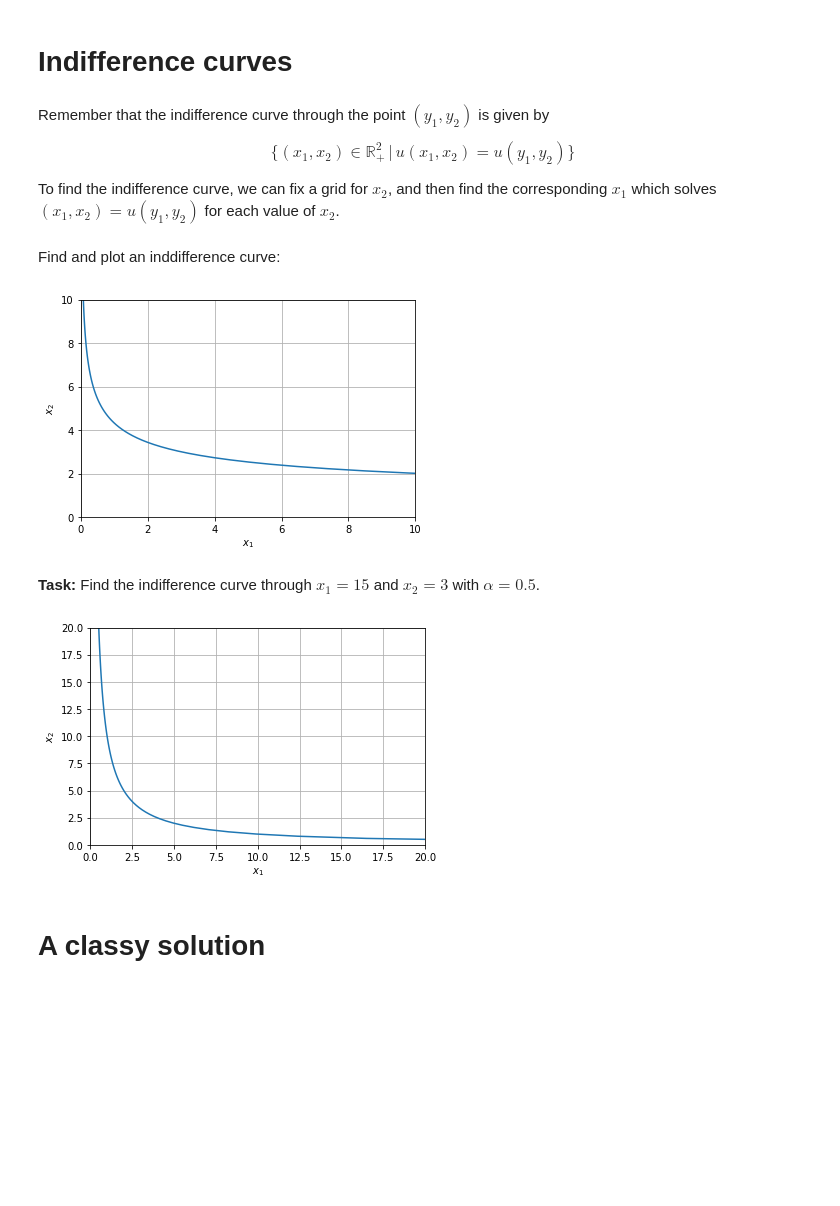
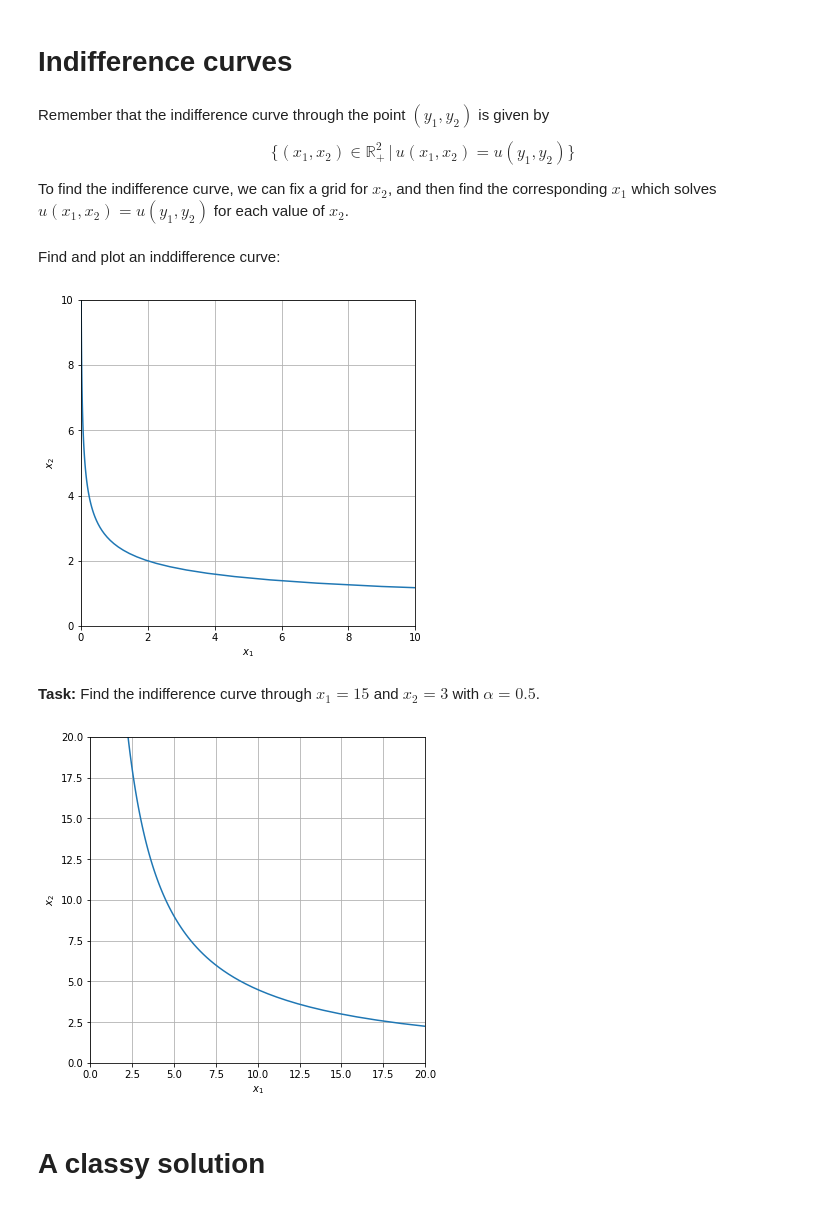
Before and after one commit to NumEconCopenhagen/lectures-2019, a Jupyter notebook: 03/Optimize_Print_and_Plot.ipynb, the cells around one changed output. Cells and saved outputs as stored; diff of their text form; code cells hidden in the pictures; blank space fills up the shorter version.

```diff
--- a/03/Optimize_Print_and_Plot.ipynb
+++ b/03/Optimize_Print_and_Plot.ipynb
@@ -775,12 +791,12 @@ def value_of_choice(x,alpha,I,p1,p2):
 
     # ii. penalty
     penalty = 0
-    U = p1*x1+p2*x2 # total expenses
-    if U > I: # expenses > income not allowed
-        fac = I/U
-        x1 *= fac # force U = I
-        x2 *= fac # force U = I
-        penalty += 1000*(U-I) # calculate penalty
+    E = p1*x1+p2*x2 # total expenses
+    if E > I: # expenses > income -> not allowed
+        fac = I/E
+        penalty += 1000*(E-I) # calculate penalty
+        x1 *= fac # force E = I
+        x2 *= fac # force E = I
 
     return -u_func(x1,x2,alpha)
 
@@ -810,27 +826,30 @@ I-p1*x1-p2*x2 = -0.34292214
 # a. objective function (to minimize)
 def value_of_choice(x,alpha,I,p1,p2):
 
+    # i. unpack
     x1 = x[0]
     x2 = x[1]
 
+    # ii. penalty
     penalty = 0
-    U = p1*x1+p2*x2
-    if U > I:
-        fac = I/U
-        x1 *= fac
-        x2 *= fac
-        penalty += 1000*(U-I)
+    E = p1*x1+p2*x2 # total expenses
+    if E > I: # expenses > income -> not allowed
+        fac = I/E
+        penalty += 1000*(E-I) # calculate penalty
+        x1 *= fac # force E = I
+        x2 *= fac # force E = I
+
     return -u_func(x1,x2,alpha) + penalty # the error
 
 # b. call solver
 initial_guess = [I/p1/2,I/p2/2]
-sol_case3_correct = optimize.minimize(
+sol_case3 = optimize.minimize(
     value_of_choice,initial_guess,method='Nelder-Mead',
     args=(alpha,I,p1,p2))
 
 # c. unpack solution
-x1 = sol_case3_correct.x[0]
-x2 = sol_case3_correct.x[1]
+x1 = sol_case3.x[0]
+x2 = sol_case3.x[1]
 u = u_func(x1,x2,alpha)
 print_solution(x1,x2,u,I,p1,p2)
 # %% [output]
@@ -847,6 +866,6 @@ Remember that the indifference curve through the point \\((y_1,y_2)\\) is given
 \big\{(x_1,x_2) \in \mathbb{R}^2_+ \,|\, u(x_1,x_2) = u(y_1,y_2)\big\}
 \\]
 
-To find the indifference curve, we can fix a grid for \\(x_2\\), and then find the corresponding \\(x_1\\) which solves \\((x_1,x_2) = u(y_1,y_2)\\) for each value of \\(x_2\\).
+To find the indifference curve, we can fix a grid for \\(x_2\\), and then find the corresponding \\(x_1\\) which solves \\(u(x_1,x_2) = u(y_1,y_2)\\) for each value of \\(x_2\\).
 # %%
 def objective(x1,x2,alpha,u):
@@ -876,30 +896,30 @@ Find and plot an inddifference curve:
 # %%
 # a. find indifference curve through (2,2) for x2 in [0,10]
 x2_max = 10
-x1_vec,x2_vec = find_indifference_curve(y1=3,y2=3,alpha=0.25,N=100,x2_max=x2_max)
+x1_vec,x2_vec = find_indifference_curve(y1=2,y2=2,alpha=0.25,N=100,x2_max=x2_max)
 
 # b. plot inddifference curve
-fig = plt.figure(figsize=(6,4))
+fig = plt.figure(figsize=(6,6))
 ax = fig.add_subplot(1,1,1)
 
 ax.plot(x1_vec,x2_vec)
 
 ax.set_xlabel('$x_1$')
 ax.set_ylabel('$x_2$')
 ax.set_xlim([0,x2_max])
 ax.set_ylim([0,x2_max])
 ax.grid(True)
 # %% [output]
-[figure, old version]
+[figure, new version]
 # %% [markdown]
 **Task:** Find the indifference curve through \\(x_1 = 15\\) and \\(x_2 = 3\\) with \\(\alpha = 0.5\\).
 # %%
 # write your code here
 # %%
 x2_max = 20
-x1_vec,x2_vec = find_indifference_curve(y1=5,y2=2,alpha=0.5,N=100,x2_max=x2_max)
+x1_vec,x2_vec = find_indifference_curve(y1=15,y2=3,alpha=0.5,N=100,x2_max=x2_max)
 
-fig = plt.figure(figsize=(6,4))
+fig = plt.figure(figsize=(6,6))
 ax = fig.add_subplot(1,1,1)
 ax.plot(x1_vec,x2_vec)
 
@@ -909,6 +929,6 @@ ax.set_xlim([0,x2_max])
 ax.set_ylim([0,x2_max])
 ax.grid(True)
 # %% [output]
-[figure, old version]
+[figure, new version]
 # %% [markdown]
 # A classy solution
```
Also changed, not shown: parts of 37 cells of this notebook, 5 other files.
